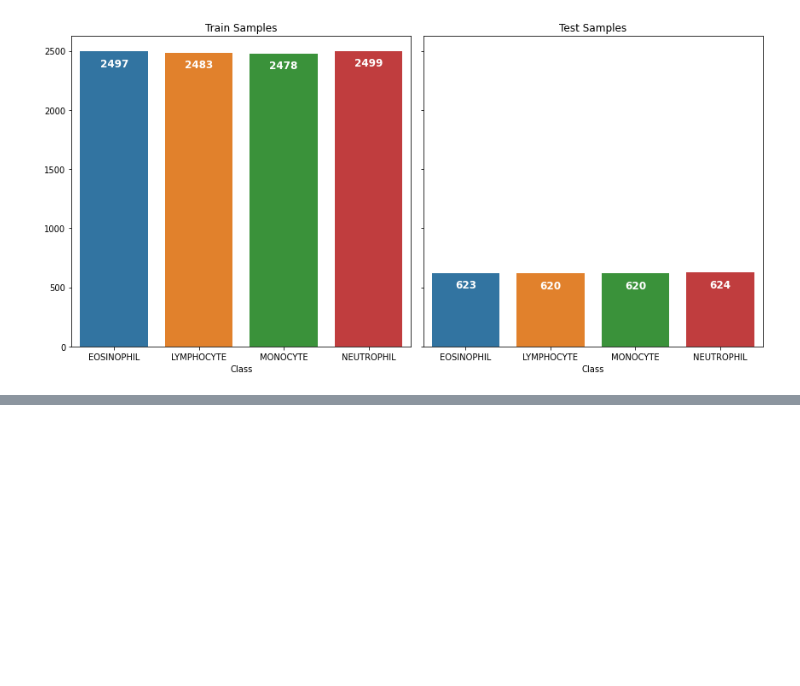
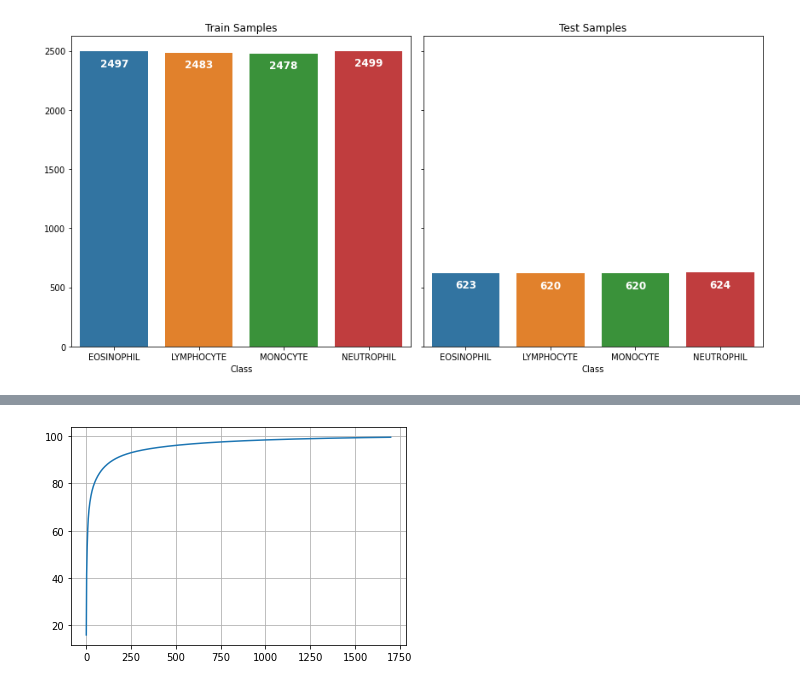
Before and after one commit to noamya-sh/Blood-Cells-ML-Course, a Jupyter notebook: Final Project - Blood cells.ipynb, the cells around one changed output, grey strips where cells are left out. Drawn from its saved outputs; the diff is of its cells as text; code cells hidden in the pictures; blank space fills up the shorter version.

```diff
--- a/Final Project - Blood cells.ipynb
+++ b/Final Project - Blood cells.ipynb
@@ -108,3 +110,6 @@ image3 = image3.astype(float) / 255
 # %%
-
-plt.imshow(image3)
+def read_resize_img(path):
+    image = cv2.imread(path)  # BGR
+    image = cv2.cvtColor(image, cv2.COLOR_RGB2BGR) # RGB
+    resized_image = cv2.resize(image, (160,120))
+    return resized_image
@@ -114,2 +116,12 @@ plt.imshow(image3)
 # %%
-image3
+def create_df(directory_path,num_cls):
+    images = np.ndarray((len(os.listdir(directory_path)),120*160*3), dtype=np.uint8)
+    i=0
+    for file_name in os.listdir(directory_path):
+        file_path = os.path.join(directory_path, file_name)
+        resized_image = read_resize_img(file_path)
+        images[i,:] = resized_image.ravel()
+        i+=1
+    df = pd.DataFrame(images)
+    df["target"] = num_cls
+    return df
@@ -133,0 +128,7 @@ array([[[0.78431373, 0.83529412, 0.84313725],
+# %%
+mono_train = create_df(mono_path,1)
+lymp_train = create_df(lymp_path,2)
+neu_train = create_df(neu_path,3)
+eos_train = create_df(eos_path,4)
+df_train =pd.concat([mono_train,lymp_train,neu_train,eos_train])
+df_train = shuffle(df_train).reset_index(drop=True)
@@ -133,0 +151,8 @@ array([[[0.78431373, 0.83529412, 0.84313725],
+# %%
+pca = PCA(n_components=1700)
+pca.fit(lymp_train)
+plt.grid()
+plt.plot(np.cumsum(pca.explained_variance_ratio_*100))
+plt.savefig('pcal.png')
+# %% [output]
+[figure, added]
```
Also changed, not shown: parts of 11 cells of this notebook, 2 other files.
